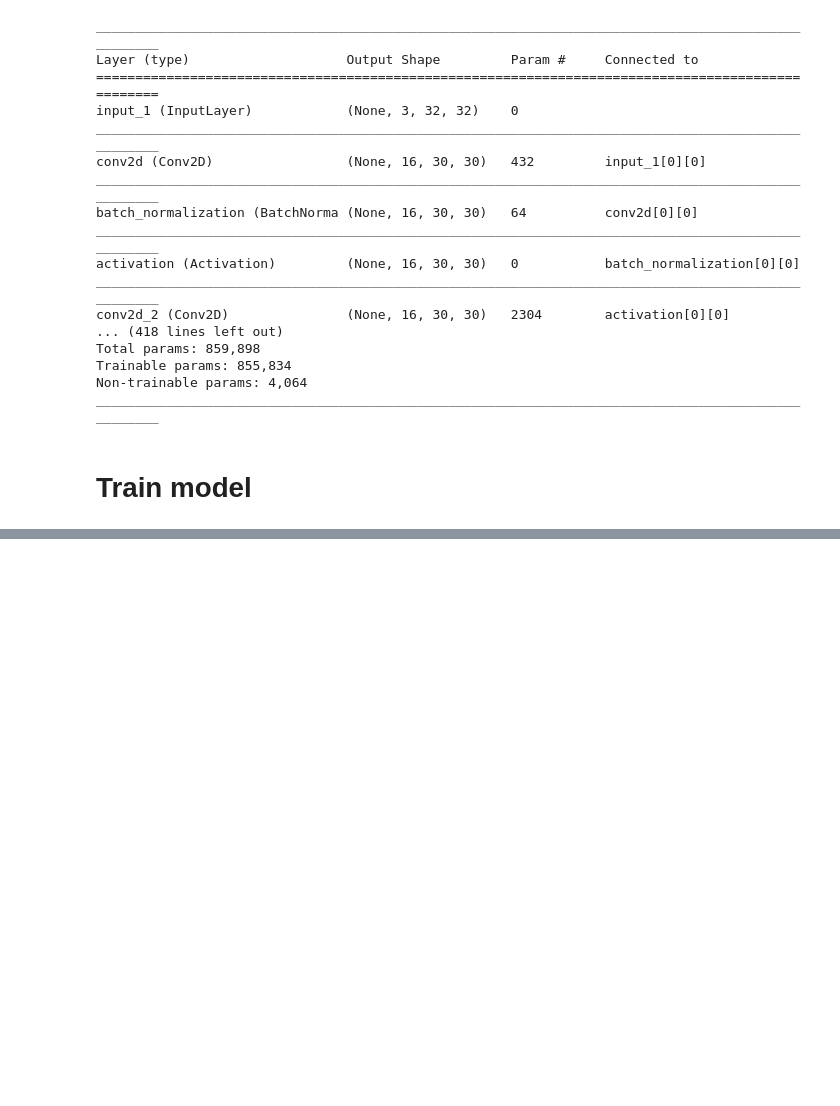
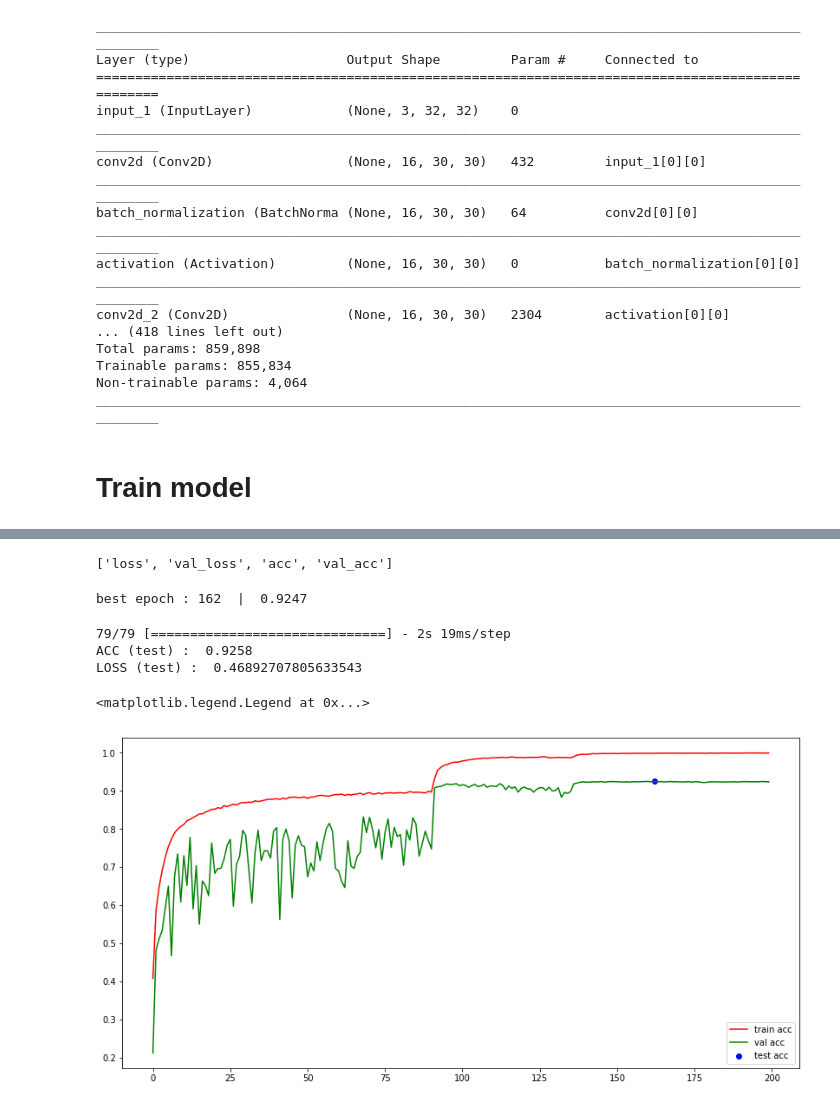
Before and after one commit to JGuillaumin/one_week_one_paper, a Jupyter notebook: week_46_drop_activation/ResNet-56_CIFAR10_ReLU.ipynb, the cells around one changed output, grey strips where cells are left out. Cells and saved outputs as stored; diff of their text form; code cells hidden in the pictures; blank space fills up the shorter version.

```diff
--- a/week_46_drop_activation/ResNet-56_CIFAR10_ReLU.ipynb
+++ b/week_46_drop_activation/ResNet-56_CIFAR10_ReLU.ipynb
@@ -177,0 +196,30 @@ Epoch 00001: val_acc improved from -inf to 0.21160, saving model to model_ckpt_d
+# %%
+hist_dict = history.history
+print(list(hist_dict.keys()))
+# %% [output]
+['loss', 'val_loss', 'acc', 'val_acc']
+# %%
+# load best model
+model.load_weights('model_ckpt_dropactivation_best_relu.h5')
+# %%
+best_epoch = np.argmax(hist_dict['val_acc'])
+print("best epoch : {}  |  {}".format(best_epoch, hist_dict['val_acc'][best_epoch]))
+# %% [output]
+best epoch : 162  |  0.9247
+# %%
+loss_test, acc_test = model.evaluate_generator(generator=iterator_test, steps=steps_per_epoch_test, verbose=1)
+print("ACC (test) : ", acc_test)
+print("LOSS (test) : ", loss_test)
+# %% [output]
+79/79 [==============================] - 2s 19ms/step
+ACC (test) :  0.9258
+LOSS (test) :  0.46892707805633543
+# %%
+plt.figure(figsize=(14,7))
+plt.plot(list(range(EPOCHS)), hist_dict['acc'], color='red', label='train acc')
+plt.plot(list(range(EPOCHS)), hist_dict['val_acc'], color='green', label='val acc')
+plt.scatter([best_epoch, ], [acc_test, ], color='blue', label='test acc')
+plt.legend(loc='lower right')
+# %% [output]
+<matplotlib.legend.Legend at 0x...>
+[figure, added]
```
Also changed, not shown: parts of 3 cells of this notebook, 8 other files.
